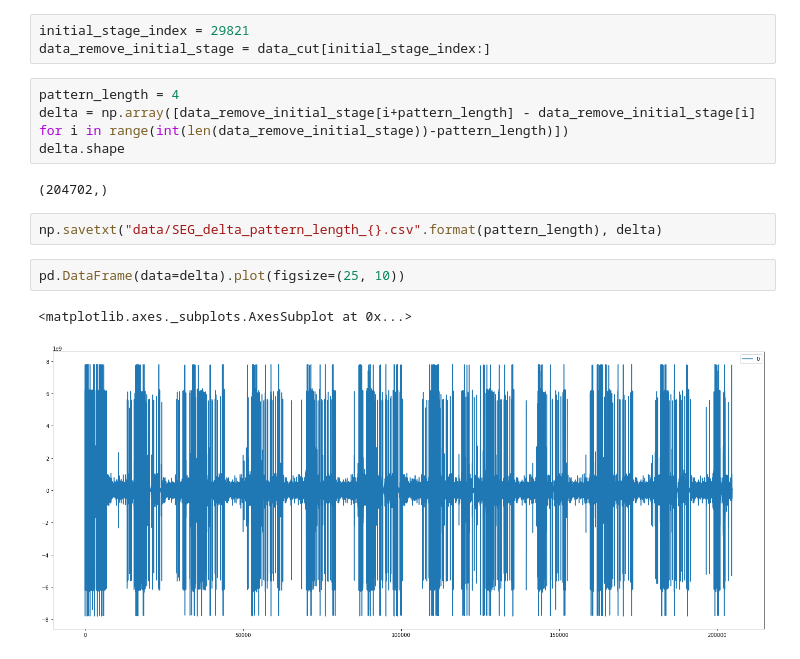
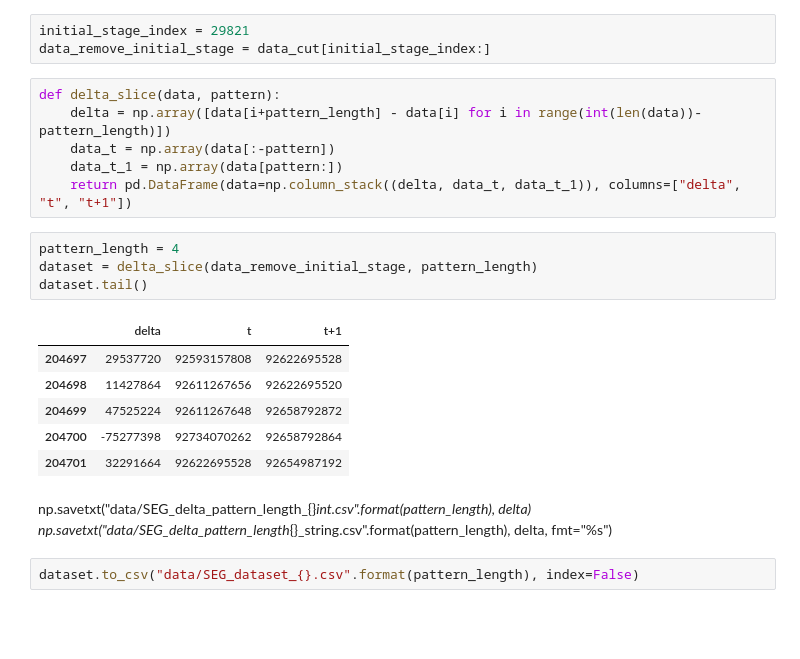
Before and after one commit to laurelwoods0102/tensorflow-page-fault-prediction, a Jupyter notebook: SEG/SEG_preprocess.ipynb, the cells around one changed output. Saved outputs shown, nothing was run; the diff lists cells and outputs as text; blank space fills up the shorter version.

Commit message:
dataset

```diff
--- a/SEG/SEG_preprocess.ipynb
+++ b/SEG/SEG_preprocess.ipynb
@@ -78,16 +78,25 @@ pd.DataFrame(data=data_cut[29821:31000]).plot(figsize=(25, 10))
 # %%
 initial_stage_index = 29821
 data_remove_initial_stage = data_cut[initial_stage_index:]
-# %%
-pattern_length = 4
-delta = np.array([data_remove_initial_stage[i+pattern_length] - data_remove_initial_stage[i] for i in range(int(len(data_remove_initial_stage))-pattern_length)])
-delta.shape
-# %% [output]
-(204702,)
+# %%
+def delta_slice(data, pattern):
+    delta = np.array([data[i+pattern_length] - data[i] for i in range(int(len(data))-pattern_length)])
+    data_t = np.array(data[:-pattern])
+    data_t_1 = np.array(data[pattern:])
+    return pd.DataFrame(data=np.column_stack((delta, data_t, data_t_1)), columns=["delta", "t", "t+1"])
+# %%
+pattern_length = 4
+dataset = delta_slice(data_remove_initial_stage, pattern_length)
+dataset.tail()
+# %% [output]
+|  | delta | t | t+1 |
+| 204697 | 29537720 | 92593157808 | 92622695528 |
+| 204698 | 11427864 | 92611267656 | 92622695520 |
+| 204699 | 47525224 | 92611267648 | 92658792872 |
+| 204700 | -75277398 | 92734070262 | 92658792864 |
+| 204701 | 32291664 | 92622695528 | 92654987192 |
+# %% [markdown]
+np.savetxt("data/SEG_delta_pattern_length_{}_int.csv".format(pattern_length), delta)
+np.savetxt("data/SEG_delta_pattern_length_{}_string.csv".format(pattern_length), delta, fmt="%s")
 # %%
-np.savetxt("data/SEG_delta_pattern_length_{}.csv".format(pattern_length), delta)
+dataset.to_csv("data/SEG_dataset_{}.csv".format(pattern_length), index=False)
-# %%
-pd.DataFrame(data=delta).plot(figsize=(25, 10))
-# %% [output]
-<matplotlib.axes._subplots.AxesSubplot at 0x...>
-[figure, removed]
```
Also changed, not shown: 7 other files.
